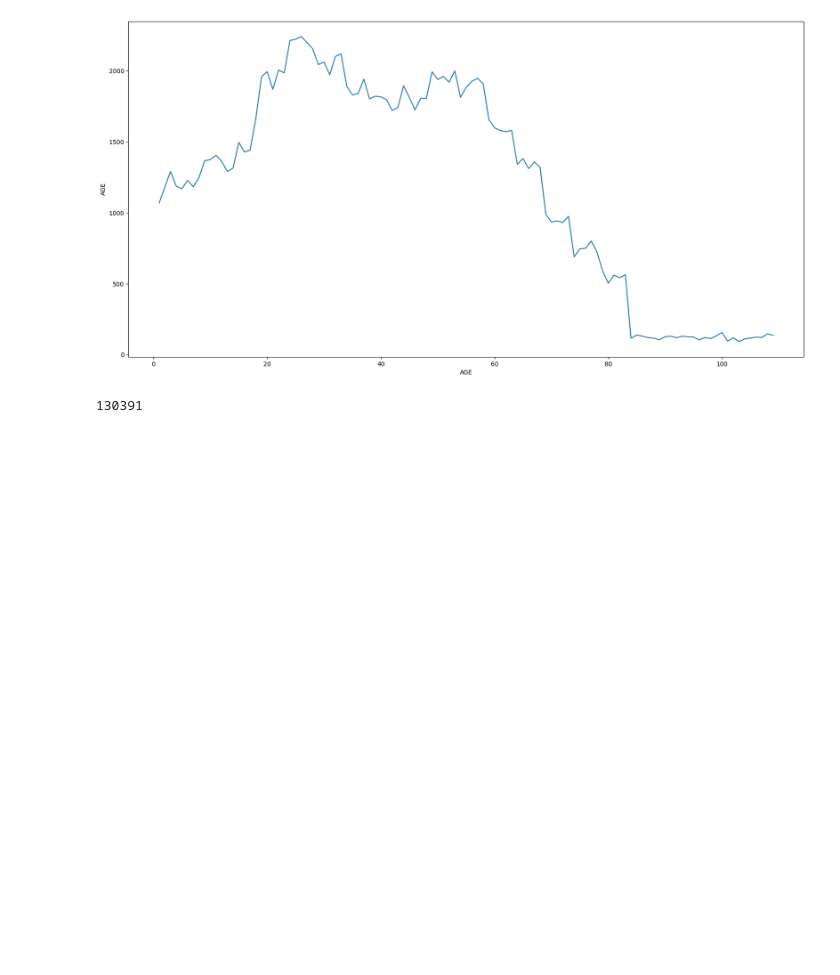
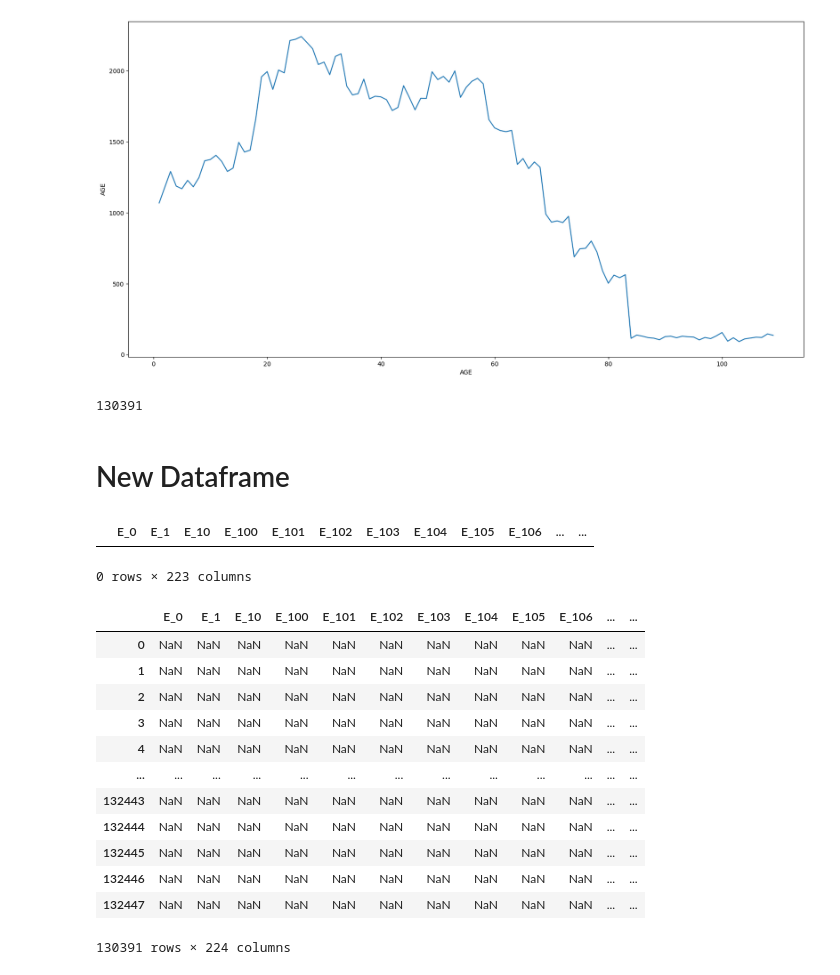
Before and after one commit to antil-samarth/Disease-prediction, a Jupyter notebook: head.ipynb, the cells around one changed output. Cells and saved outputs as stored; diff of their text form; code cells hidden in the pictures; blank space fills up the shorter version.

```diff
--- a/head.ipynb
+++ b/head.ipynb
@@ -132,3 +132,7 @@ symptom_questions_dict
  'E_224': 'Do you have family members who have had lung cancer?',
  'E_223': 'Are there members of your family who have been diagnosed with pancreatic cancer?',
  'E_5': 'Have you ever had fluid in your lungs?'}
+# %%
+symptom_questions_list = list(symptom_questions_dict.keys())
+symptom_questions_list.sort()
+symptom_questions_list
@@ -223,3 +247,30 @@ sns.lineplot(x='AGE', y='AGE', data=df, estimator=lambda x: len(x))
 df['AGE'].count()
 # %% [output]
 130391
+# %% [markdown]
+# New Dataframe
+# %%
+#create a new dataframe with symptoms_questions_list as columns names
+data = pd.DataFrame(columns=symptom_questions_list)
+data
+# %% [output]
+|  | E_0 | E_1 | E_10 | E_100 | E_101 | E_102 | E_103 | E_104 | E_105 | E_106 | ... | ... |
+0 rows × 223 columns
+# %%
+# add a column disease to the dataframe and fill it with df['PATHOLOGY'] leave other colums empty
+data['disease'] = df['PATHOLOGY']
+data
+# %% [output]
+|  | E_0 | E_1 | E_10 | E_100 | E_101 | E_102 | E_103 | E_104 | E_105 | E_106 | ... | ... |
+| 0 | NaN | NaN | NaN | NaN | NaN | NaN | NaN | NaN | NaN | NaN | ... | ... |
+| 1 | NaN | NaN | NaN | NaN | NaN | NaN | NaN | NaN | NaN | NaN | ... | ... |
+| 2 | NaN | NaN | NaN | NaN | NaN | NaN | NaN | NaN | NaN | NaN | ... | ... |
+| 3 | NaN | NaN | NaN | NaN | NaN | NaN | NaN | NaN | NaN | NaN | ... | ... |
+| 4 | NaN | NaN | NaN | NaN | NaN | NaN | NaN | NaN | NaN | NaN | ... | ... |
+| ... | ... | ... | ... | ... | ... | ... | ... | ... | ... | ... | ... | ... |
+| 132443 | NaN | NaN | NaN | NaN | NaN | NaN | NaN | NaN | NaN | NaN | ... | ... |
+| 132444 | NaN | NaN | NaN | NaN | NaN | NaN | NaN | NaN | NaN | NaN | ... | ... |
+| 132445 | NaN | NaN | NaN | NaN | NaN | NaN | NaN | NaN | NaN | NaN | ... | ... |
+| 132446 | NaN | NaN | NaN | NaN | NaN | NaN | NaN | NaN | NaN | NaN | ... | ... |
+| 132447 | NaN | NaN | NaN | NaN | NaN | NaN | NaN | NaN | NaN | NaN | ... | ... |
+130391 rows × 224 columns
```
Also changed, not shown: parts of 8 cells of this notebook.
